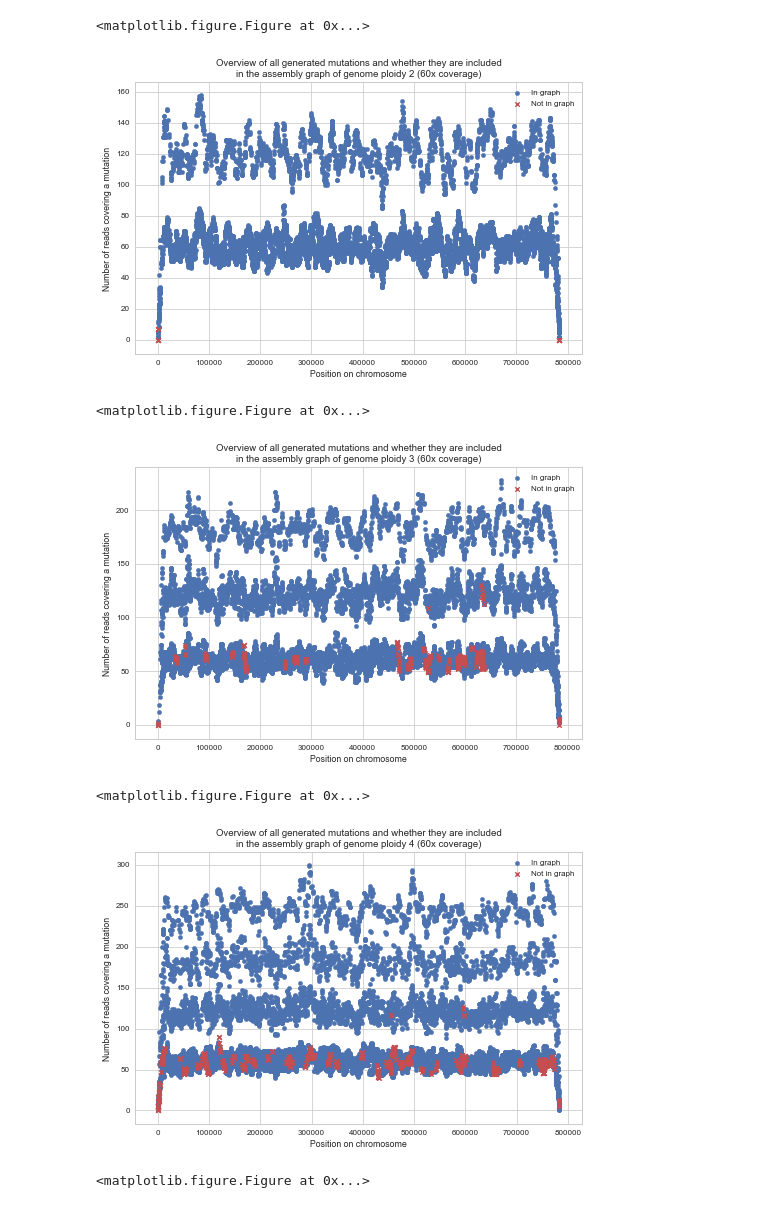
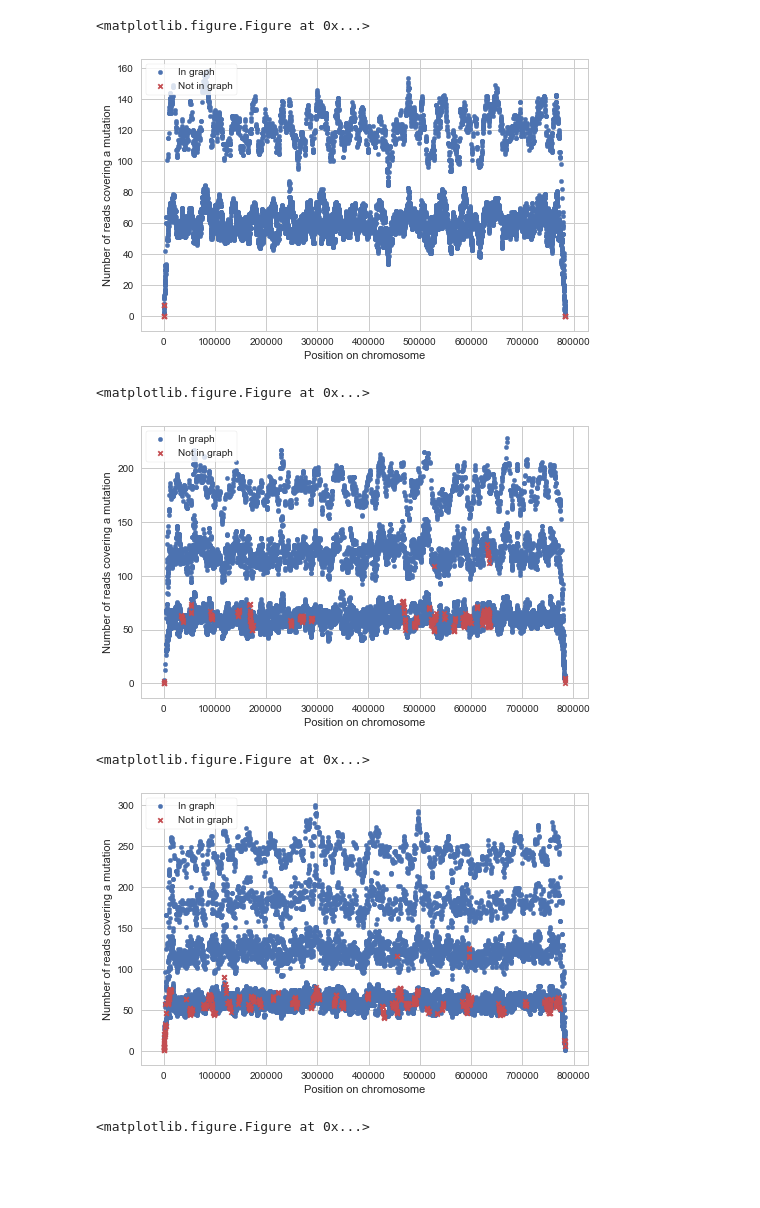
Before and after one commit to AbeelLab/phasm-benchmarks, a Jupyter notebook: analysis/Genome and Read Simulation.ipynb, the cells around one changed output. Drawn from its saved outputs; the diff is of its cells as text; code cells hidden in the pictures; blank space fills up the shorter version.

```diff
--- a/analysis/Genome and Read Simulation.ipynb
+++ b/analysis/Genome and Read Simulation.ipynb
@@ -20,7 +20,6 @@ BASE_DIR = os.path.realpath(os.path.join(os.getcwd(), '..'))
 with open(os.path.join(BASE_DIR, "config.yml")) as f:
     config = yaml.load(f)
 
-seaborn.set_context('paper')
 seaborn.set_style("whitegrid")
 # %%
 read_sets = glob(os.path.join(BASE_DIR, "assemblies/*/00_reads/*.fasta"))
@@ -48,6 +47,12 @@ del_distances = []
 del_sizes = []
 
 for mut_file in genome_mutations:
+    if '-lh' in mut_file:
+        print("skipped", mut_file)
+        continue
+
+    print(mut_file)
+
     with open(mut_file) as f:
         mutations = json.load(f)
 
@@ -71,16 +76,20 @@ for mut_file in genome_mutations:
 
 plt.figure()
 #plt.hist(subst_distances, bins=100)
-seaborn.distplot(subst_distances, kde=False, hist_kws={"alpha": 0.8})
+bin_size = 50
+bins = range(0, max(subst_distances)+bin_size, bin_size)
+seaborn.distplot(subst_distances, kde=False, bins=bins, hist_kws={"alpha": 0.8})
 plt.xlabel('Distance between two consecutive substitutions [bp]')
 plt.ylabel('Count')
-plt.xlim(xmax=2000)
+plt.xlim(xmin=0, xmax=2000)
 plt.title('Distribution of the distance between two substitutions')
 plt.savefig(os.path.join(BASE_DIR, 'figures', 'subst-dist.png'), dpi=256, transparent=True)
 
 plt.figure()
 #plt.hist(del_distances, bins=100)
-seaborn.distplot(del_distances, kde=False, hist_kws={"alpha": 0.8})
+bin_size = 2000
+bins = range(0, max(del_distances)+bin_size, bin_size)
+seaborn.distplot(del_distances, kde=False, bins=bins, hist_kws={"alpha": 0.8})
 plt.xlabel('Distance between two consecutive deletions [bp]')
 plt.ylabel('Count')
 plt.title('Distribution of the distance between two deletions')
@@ -103,6 +122,8 @@ plt.savefig(os.path.join(BASE_DIR, 'figures', 'deletion-size-dist.png'), dpi=256
 mut_data = []
 
 for assembly, asm_config in config['assemblies'].items():
+    if assembly.endswith('-lh'):
+        continue
     parts = assembly.split('-')
     ploidy = int(parts[0].replace("ploidy", ""))
     coverage = int(parts[1].replace("x", ""))
@@ -173,28 +194,27 @@ df = pandas.DataFrame(mut_data)
 # %%
 blue, green, red = seaborn.color_palette(n_colors=3)
 
 for ploidy, coverage in itertools.product([2, 3, 4, 6, 8], [60]):
     subdf = df.query('(ploidy == @ploidy) and (coverage == @coverage)')
 
     if len(subdf) == 0:
         continue
 
     plt.figure()
     ax = subdf[subdf['in_graph'] == True].plot.scatter(
         x="haplo_pos", y="covering_reads", color=blue, label="In graph", figsize=(8, 5))
     subdf[subdf['in_graph'] == False].plot.scatter(
         x="haplo_pos", y="covering_reads", color=red, marker='x', label="Not in graph", ax=ax)
     plt.xlabel('Position on chromosome')
     plt.ylabel('Number of reads covering a mutation')
-    plt.title('Overview of all generated mutations and whether they are included\n'
-              'in the assembly graph of genome ploidy {} ({}x coverage)'.format(ploidy, coverage))
+    plt.legend(loc=2, frameon=True)
     plt.savefig(os.path.join(BASE_DIR, 'figures', 'mut-graph-ploidy{}-{}x.png'.format(ploidy, coverage)),
                 transparent=True, dpi=256)
 # %% [output]
 <matplotlib.figure.Figure at 0x...>
-[figure, old version]
+[figure, new version]
 <matplotlib.figure.Figure at 0x...>
-[figure, old version]
+[figure, new version]
 <matplotlib.figure.Figure at 0x...>
-[figure, old version]
+[figure, new version]
 <matplotlib.figure.Figure at 0x...>
```
Also changed, not shown: parts of 8 cells of this notebook, 6 other files.
